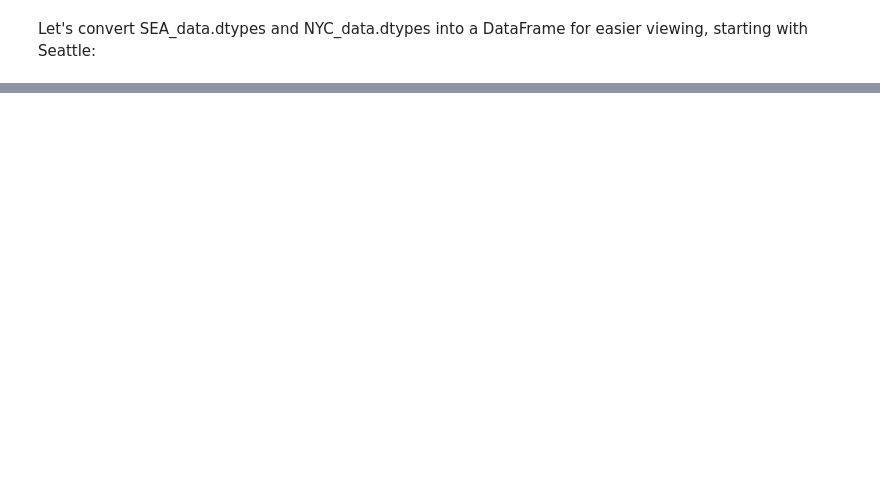
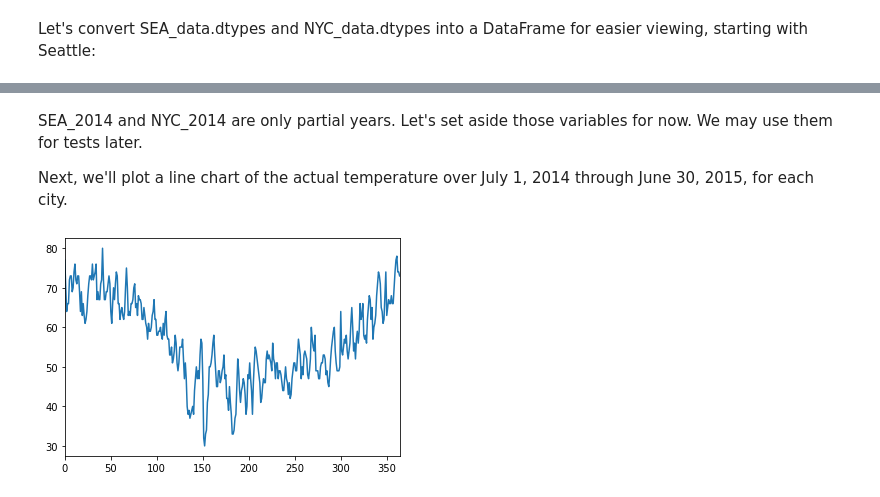
Before and after one commit to rebecca-pete/sea-nyc-weather, a Jupyter notebook: eda.ipynb, the cells around one changed output, grey strips where cells are left out. Saved outputs shown, nothing was run; the diff lists cells and outputs as text; code cells hidden in the pictures; blank space fills up the shorter version.

Commit message:
EDA of weather data

```diff
--- a/eda.ipynb
+++ b/eda.ipynb
@@ -58,0 +169,3 @@ SEA_data.Name
+# %%
+SEA_set = SEA_data[['date', 'actual_mean_temp', 'record_max_temp', 'record_max_temp_year']]
+print(SEA_set)
@@ -69,0 +251,3 @@ Next, we'll create a plot of both dataframes.
+# %%
+SEA_set.rename(columns={'date': 'Date', 'actual_mean_temp': 'ActualMeanTemp', 'record_max_temp':'RecordMaxTemp', 'record_max_temp_year': 'RecordMaxTempYear'}, inplace=True)
+print (SEA_set)
@@ -69,0 +325,8 @@ Next, we'll create a plot of both dataframes.
+# %% [markdown]
+SEA_2014 and NYC_2014 are only partial years. Let's set aside those variables for now. We may use them for tests later.
+
+Next, we'll plot a line chart of the actual temperature over July 1, 2014 through June 30, 2015, for each city.
+# %%
+SEA_set['ActualMeanTemp'].plot(x='Date', y='ActualMeanTemp');
+# %% [output]
+[figure, added]
```
Also changed, not shown: parts of 50 cells of this notebook.
